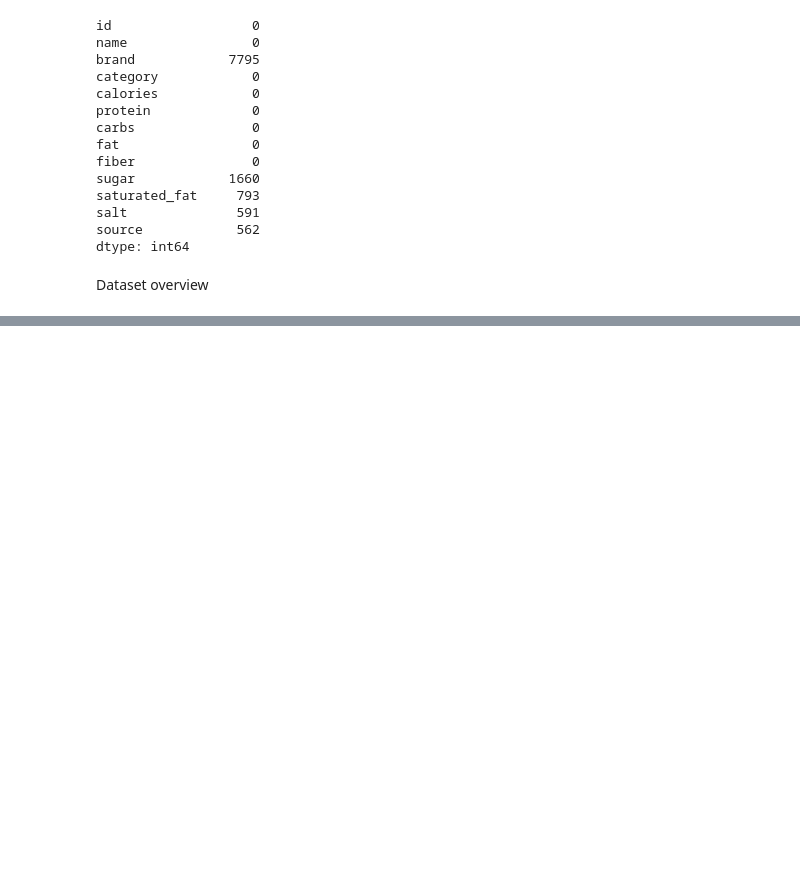
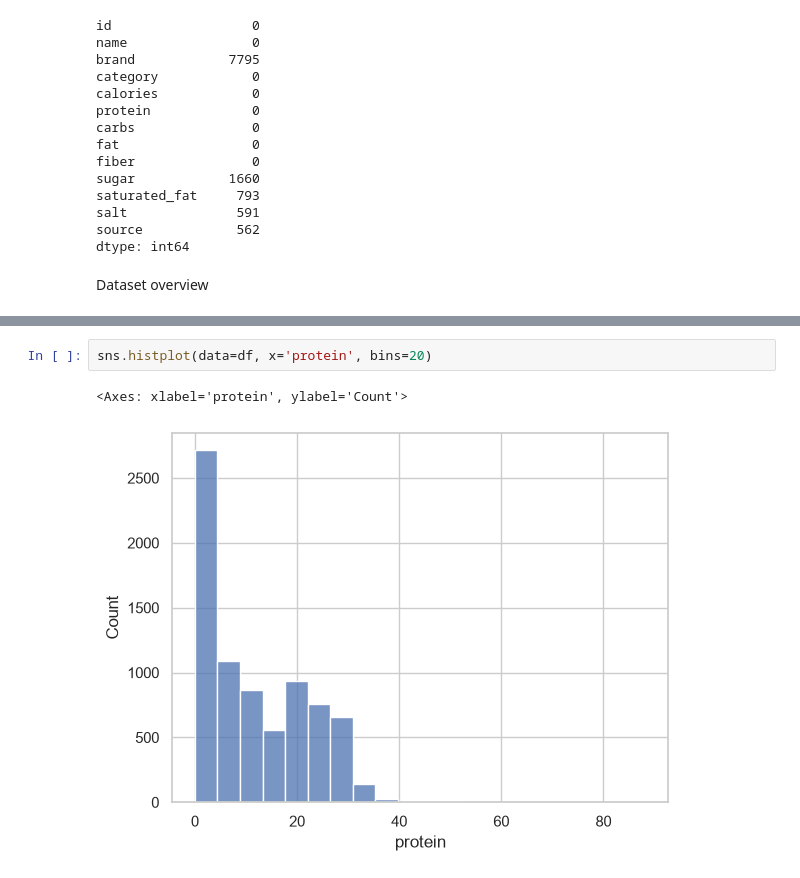
Before and after one commit to BryantChen0/EDA, a Jupyter notebook: EDA.ipynb, the cells around one changed output, grey strips where cells are left out. Drawn from its saved outputs; the diff is of its cells as text; blank space fills up the shorter version.

```diff
--- a/EDA.ipynb
+++ b/EDA.ipynb
@@ -113,0 +102,5 @@ From the previous three boxplots, all the outliers are higher than the other dat
+# %%
+sns.histplot(data=df, x='protein', bins=20)
+# %% [output]
+<Axes: xlabel='protein', ylabel='Count'>
+[figure, added]
```
Also changed, not shown: parts of 22 cells of this notebook.
